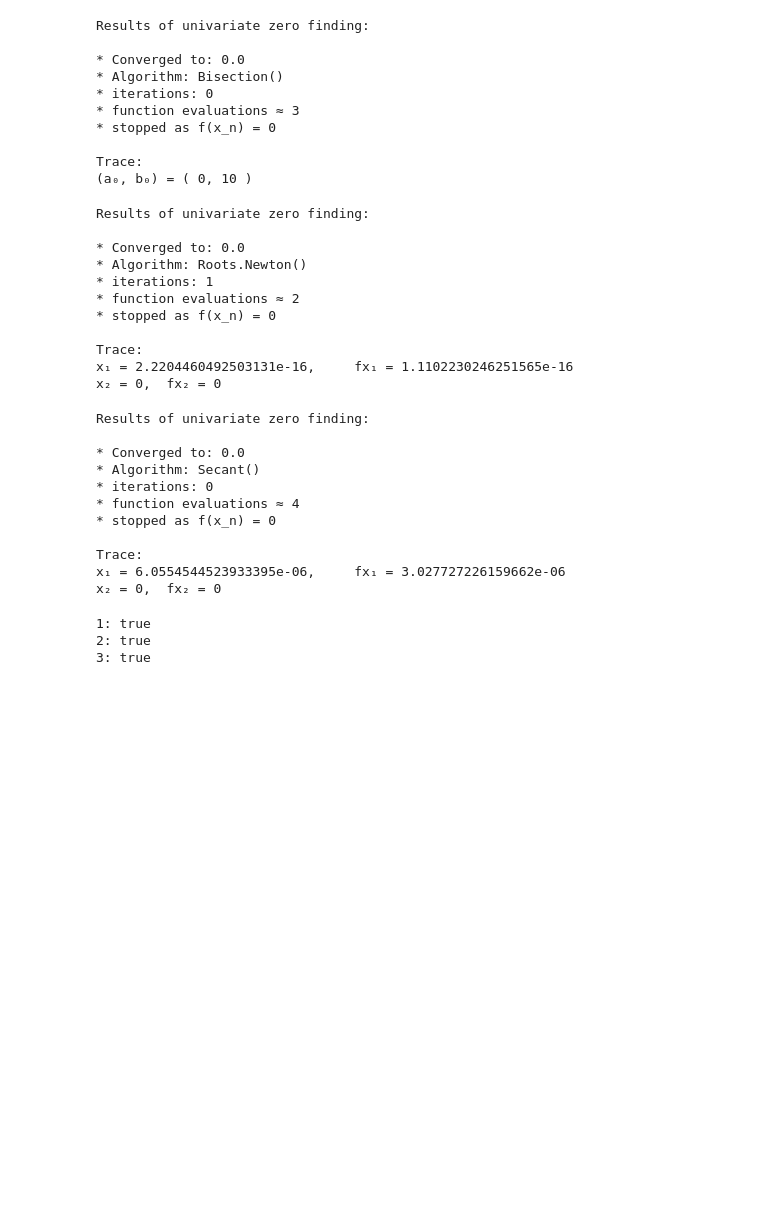
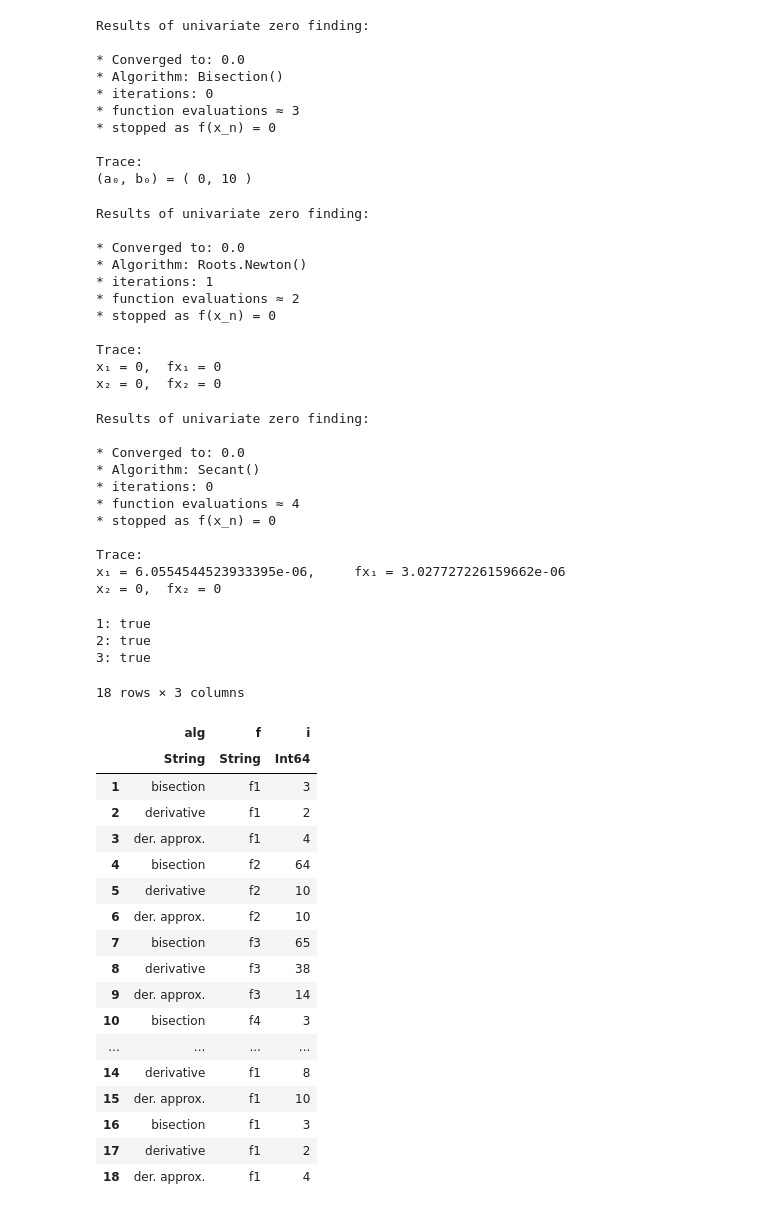
Before and after one commit to superiorshrimp/MOWNiT, a Jupyter notebook: lab8/lab8.ipynb, the cells around one changed output. Drawn from its saved outputs; the diff is of its cells as text; code cells hidden in the pictures; blank space fills up the shorter version.

```diff
--- a/lab8/lab8.ipynb
+++ b/lab8/lab8.ipynb
@@ -10,3 +11,5 @@ f4(x) = x * exp(-x)
 f5(x) = 2 * x - exp(-x)
 f6(x) = sin(x) - x/2
 print("")
+# %%
+df = DataFrame(alg = String[], f = String[], i = Int[])
@@ -344,13 +435,18 @@ println(iszero(f6(x)))
 #2
 print("2: ")
 D(f6) = x -> ForwardDiff.derivative(f6, float(x))
-x = find_zero((f6, D(f6)), eps(1.0), Roots.Newton(), verbose = true)
+x = find_zero((f6, D(f6)), 0, Roots.Newton(), verbose = true)
 println(iszero(f6(x)))
 
 #3
 print("3: ")
 x = find_zero(f6, 0, verbose = true)
 println(iszero(f6(x)))
+
+#
+push!(df, ["bisection", "f6", 3])
+push!(df, ["derivative", "f6", 2])
+push!(df, ["der. approx.", "f6", 4])
 # %% [output]
 Results of univariate zero finding:
 
@@ -359,31 +455,50 @@ Results of univariate zero finding:
 * iterations: 0
 * function evaluations ≈ 3
 * stopped as f(x_n) = 0
 
 Trace:
 (a₀, b₀) = ( 0, 10 )
 Results of univariate zero finding:
 
 * Converged to: 0.0
 * Algorithm: Roots.Newton()
 * iterations: 1
 * function evaluations ≈ 2
 * stopped as f(x_n) = 0
 
 Trace:
-x₁ = 2.2204460492503131e-16,     fx₁ = 1.1102230246251565e-16
+x₁ = 0,  fx₁ = 0
 x₂ = 0,  fx₂ = 0
 Results of univariate zero finding:
 
 * Converged to: 0.0
 * Algorithm: Secant()
 * iterations: 0
 * function evaluations ≈ 4
 * stopped as f(x_n) = 0
 
 Trace:
 x₁ = 6.0554544523933395e-06,     fx₁ = 3.027727226159662e-06
 x₂ = 0,  fx₂ = 0
 1: true
 2: true
 3: true
+18 rows × 3 columns
+|  | alg | f | i |
+|  | String | String | Int64 |
+| 1 | bisection | f1 | 3 |
+| 2 | derivative | f1 | 2 |
+| 3 | der. approx. | f1 | 4 |
+| 4 | bisection | f2 | 64 |
+| 5 | derivative | f2 | 10 |
+| 6 | der. approx. | f2 | 10 |
+| 7 | bisection | f3 | 65 |
+| 8 | derivative | f3 | 38 |
+| 9 | der. approx. | f3 | 14 |
+| 10 | bisection | f4 | 3 |
+| ... | ... | ... | ... |
+| 14 | derivative | f1 | 8 |
+| 15 | der. approx. | f1 | 10 |
+| 16 | bisection | f1 | 3 |
+| 17 | derivative | f1 | 2 |
+| 18 | der. approx. | f1 | 4 |
```
Also changed, not shown: parts of 9 cells of this notebook.
